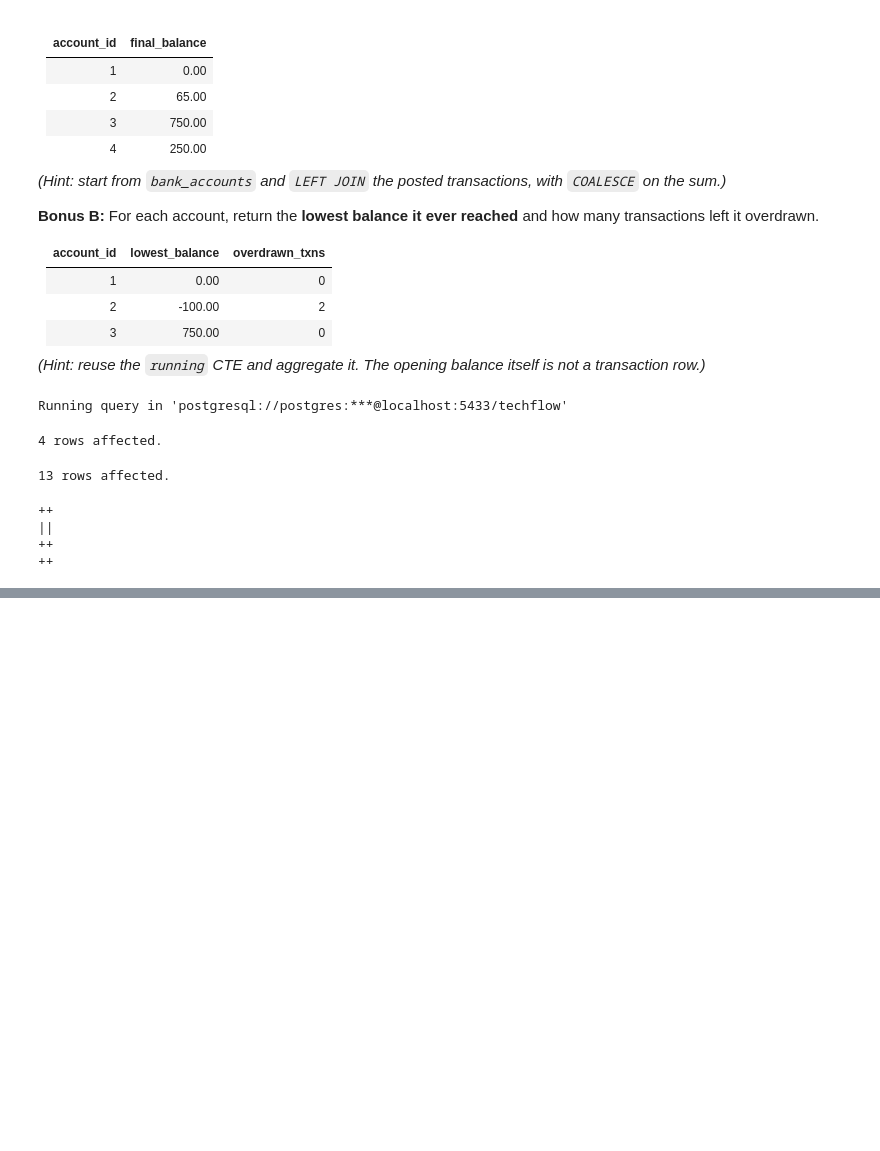
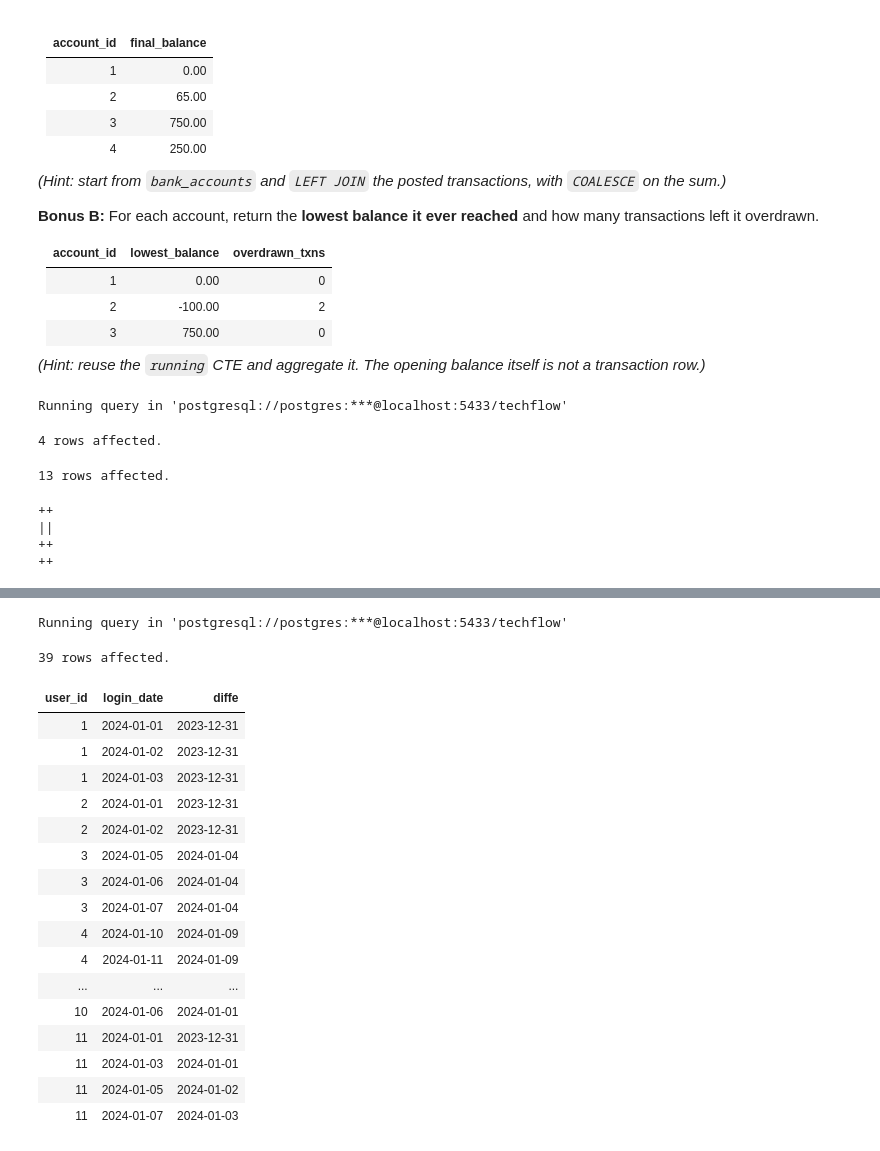
Before and after one commit to OlawoyeTaofeek/DataEngineering-Vs-AnalyticalEngineeringGuide, a Jupyter notebook: sql_tutorial/cohort_retention.ipynb, the cells around one changed output, grey strips where cells are left out. Drawn from its saved outputs; the diff is of its cells as text; code cells hidden in the pictures; blank space fills up the shorter version.

```diff
--- a/sql_tutorial/cohort_retention.ipynb
+++ b/sql_tutorial/cohort_retention.ipynb
@@ -3816,0 +4154,31 @@ ORDER BY region, month;
+# %%
+%%sql
+
+with days as (
+    SELECT DISTINCT user_id, login_date
+    from logins
+)
+SELECT
+   *,
+   login_date - ROW_NUMBER() OVER (PARTITION BY user_id ORDER BY login_date ASC)::int as diffe
+FROM days
+# %% [output]
+Running query in 'postgresql://postgres:***@localhost:5433/techflow'
+39 rows affected.
+| user_id | login_date | diffe |
+| 1 | 2024-01-01 | 2023-12-31 |
+| 1 | 2024-01-02 | 2023-12-31 |
+| 1 | 2024-01-03 | 2023-12-31 |
+| 2 | 2024-01-01 | 2023-12-31 |
+| 2 | 2024-01-02 | 2023-12-31 |
+| 3 | 2024-01-05 | 2024-01-04 |
+| 3 | 2024-01-06 | 2024-01-04 |
+| 3 | 2024-01-07 | 2024-01-04 |
+| 4 | 2024-01-10 | 2024-01-09 |
+| 4 | 2024-01-11 | 2024-01-09 |
+| ... | ... | ... |
+| 10 | 2024-01-06 | 2024-01-01 |
+| 11 | 2024-01-01 | 2023-12-31 |
+| 11 | 2024-01-03 | 2024-01-01 |
+| 11 | 2024-01-05 | 2024-01-02 |
+| 11 | 2024-01-07 | 2024-01-03 |
```
Also changed, not shown: parts of 18 cells of this notebook.
